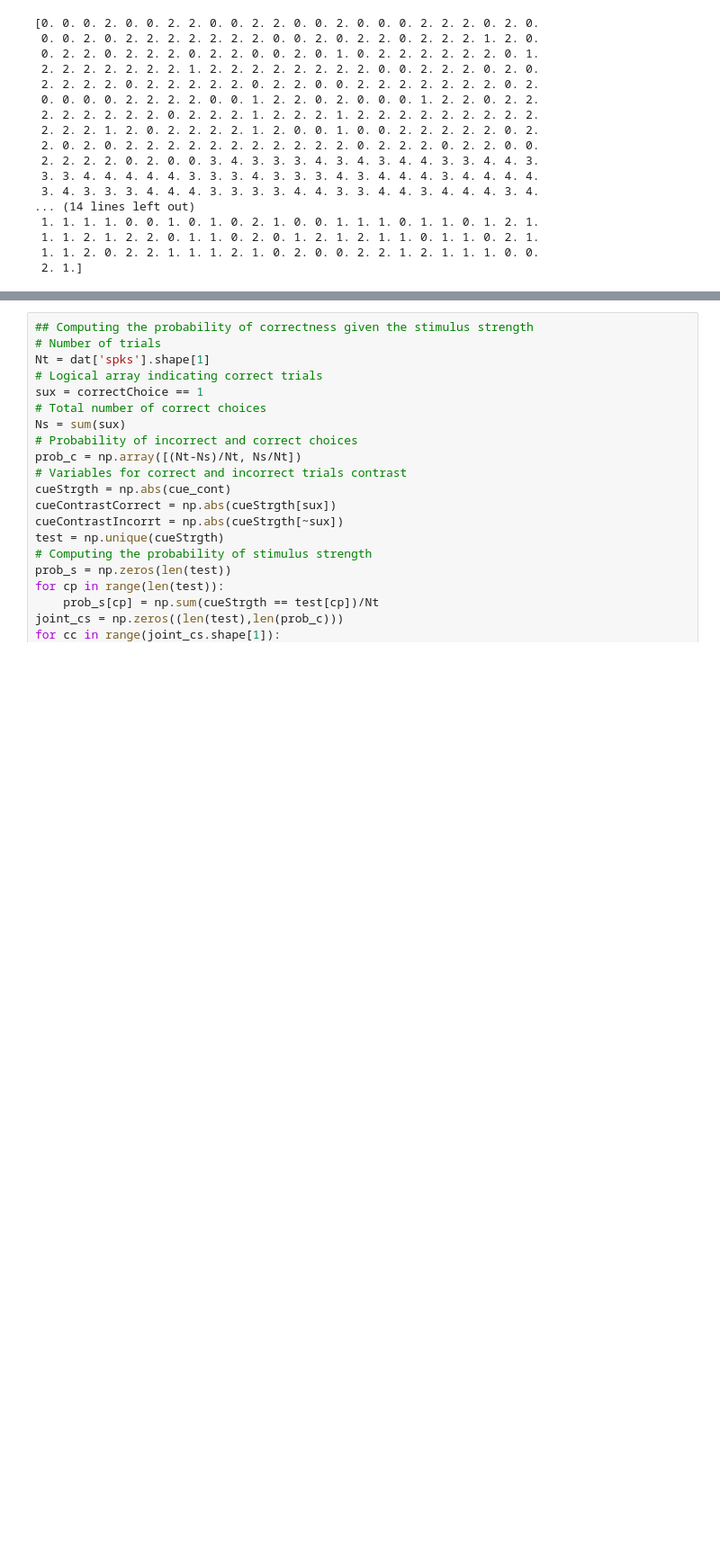
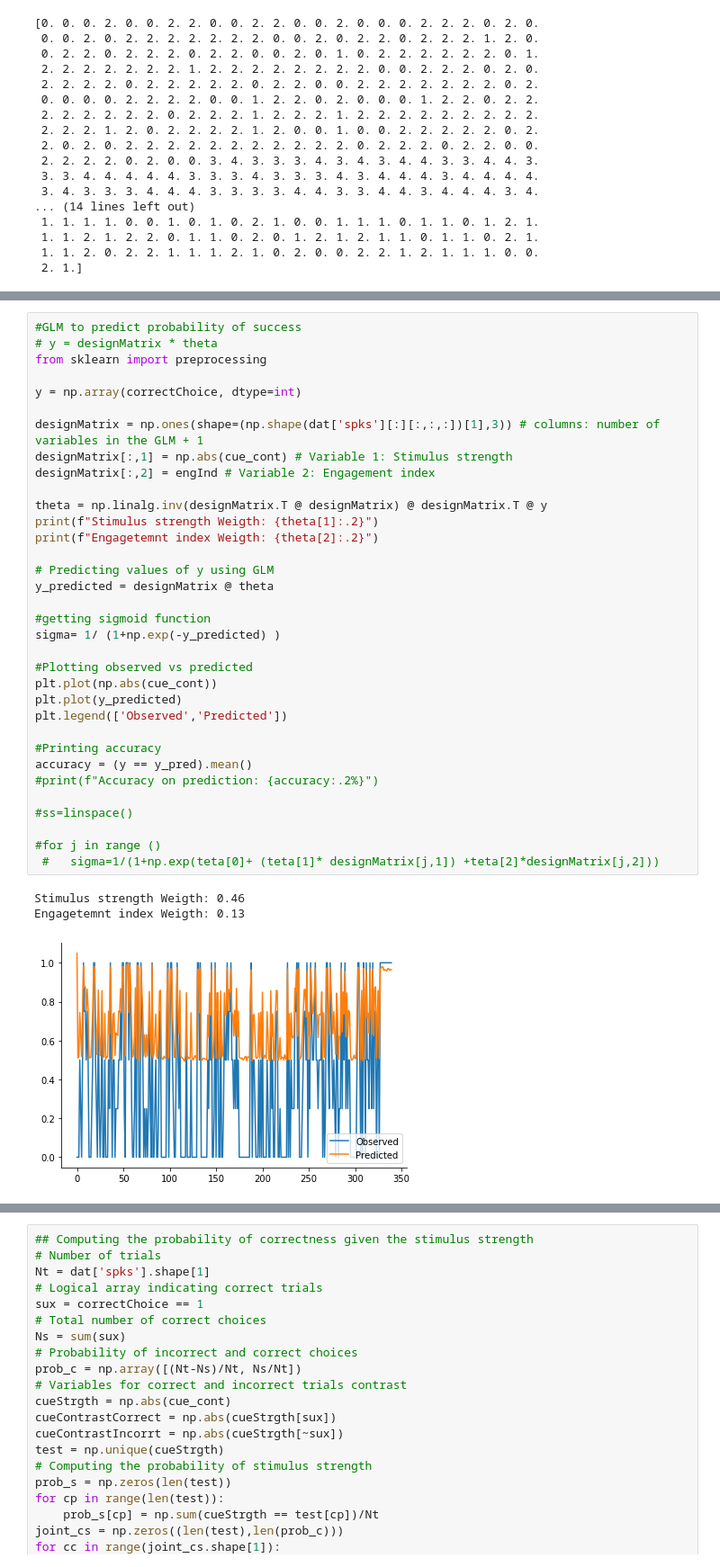
Before and after one commit to EmiliosIsaias/RattusDeus, a Jupyter notebook: Project_Notebook.ipynb, the cells around one changed output, grey strips where cells are left out. Shown: that part at 90% size. Saved outputs shown, nothing was run; the diff lists cells and outputs as text; blank space fills up the shorter version.

```diff
--- a/Project_Notebook.ipynb
+++ b/Project_Notebook.ipynb
@@ -232,0 +233,38 @@ plt.savefig("test.png")
+# %%
+#GLM to predict probability of success
+# y = designMatrix * theta
+from sklearn import preprocessing
+
+y = np.array(correctChoice, dtype=int)
+
+designMatrix = np.ones(shape=(np.shape(dat['spks'][:][:,:,:])[1],3)) # columns: number of variables in the GLM + 1
+designMatrix[:,1] = np.abs(cue_cont) # Variable 1: Stimulus strength
+designMatrix[:,2] = engInd # Variable 2: Engagement index
+
+theta = np.linalg.inv(designMatrix.T @ designMatrix) @ designMatrix.T @ y
+print(f"Stimulus strength Weigth: {theta[1]:.2}")
+print(f"Engagetemnt index Weigth: {theta[2]:.2}")
+
+# Predicting values of y using GLM
+y_predicted = designMatrix @ theta
+
+#getting sigmoid function
+sigma= 1/ (1+np.exp(-y_predicted) )
+
+#Plotting observed vs predicted
+plt.plot(np.abs(cue_cont))
+plt.plot(y_predicted)
+plt.legend(['Observed','Predicted'])
+
+#Printing accuracy
+accuracy = (y == y_pred).mean()
+#print(f"Accuracy on prediction: {accuracy:.2%}")
+
+#ss=linspace()
+
+#for j in range ()
+ #   sigma=1/(1+np.exp(teta[0]+ (teta[1]* designMatrix[j,1]) +teta[2]*designMatrix[j,2]))
+# %% [output]
+Stimulus strength Weigth: 0.46
+Engagetemnt index Weigth: 0.13
+[figure, added]
```
Also changed, not shown: parts of 5 cells of this notebook.
